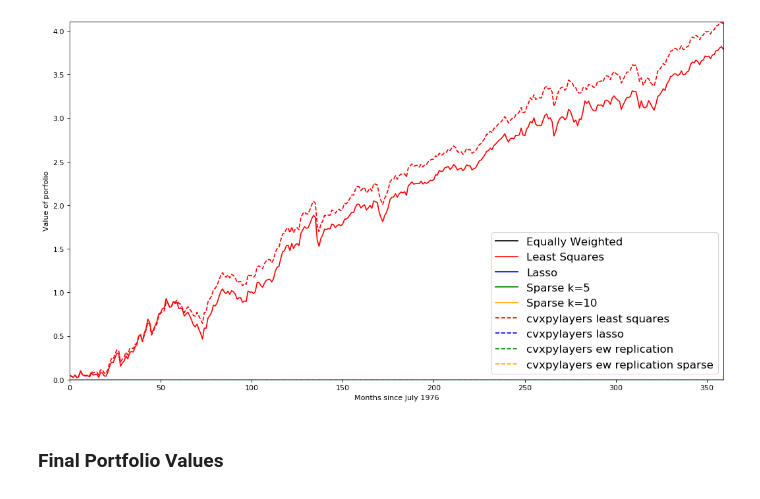
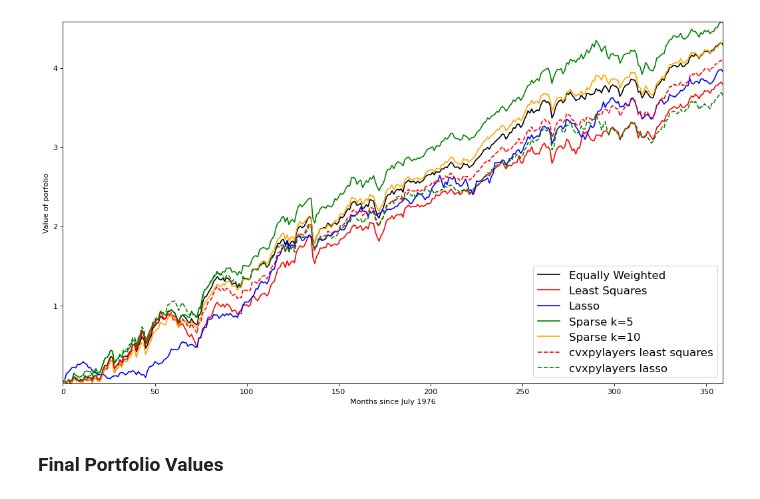
Before and after one commit to niksakkas/Machine-Learning-Methods-for-Markowitz-Portfolio-Optimization, a Jupyter notebook: Portfolio_Optimization/IPYNB/ComparePortfolios.ipynb, the cells around one changed output. Cells and saved outputs as stored; diff of their text form; code cells hidden in the pictures.

```diff
--- a/Portfolio_Optimization/IPYNB/ComparePortfolios.ipynb
+++ b/Portfolio_Optimization/IPYNB/ComparePortfolios.ipynb
@@ -45,11 +49,11 @@ def regularizer(w):
 def objective_fn(X, Y, w, lambd):
     return loss_fn(X, Y, w) + lambd * regularizer(w)
 # %%
-train_data = pd.read_csv(r'data.csv', header=None)
+train_data = pd.read_csv(r'Data.csv', header=None)
 train_data.columns=np.arange(train_data.shape[1])
 # %%
 RR = train_data/100
-numportfolios = 9
+numportfolios = 7
 MonthlyReturns = np.zeros((numportfolios,360));
 AnnualReturns = np.zeros((numportfolios,30));
 rho = 0.1/12; # `annualised' return of 10%
@@ -216,26 +183,24 @@ array([[0.        , 0.        , 0.        , ..., 0.        , 0.        ,
 # %%
 figure(num=None, figsize=(16, 9), dpi=80, facecolor='w', edgecolor='k')
 plt.plot(CumulativeReturns[0],color='black')
 plt.plot(CumulativeReturns[1],color='red')
 plt.plot(CumulativeReturns[2],color='blue')
 plt.plot(CumulativeReturns[3],color='green')
 plt.plot(CumulativeReturns[4],color='orange')
 plt.plot(CumulativeReturns[5],color='red', linestyle='dashed')
-plt.plot(CumulativeReturns[6],color='blue', linestyle='dashed')
-plt.plot(CumulativeReturns[7],color='green', linestyle='dashed')
-plt.plot(CumulativeReturns[8],color='orange', linestyle='dashed')
+plt.plot(CumulativeReturns[6],color='green', linestyle='dashed')
 
 
 plt.margins(0)
 
 legend = ['Equally Weighted', 'Least Squares','Lasso', 'Sparse k=5', 'Sparse k=10','cvxpylayers least squares', 'cvxpylayers lasso','cvxpylayers ew replication','cvxpylayers ew replication sparse']
 plt.legend(legend ,loc = "lower right",prop={'size': 15})
 plt.xlabel('Months since July 1976')
 plt.ylabel('Value of porfolio')
 
 plt.show()
 # %% [output]
-[figure, old version]
+[figure, new version]
 # %% [markdown]
 ### Final Portfolio Values
 # %%
```
Also changed, not shown: parts of 9 cells of this notebook, 1 other file.
